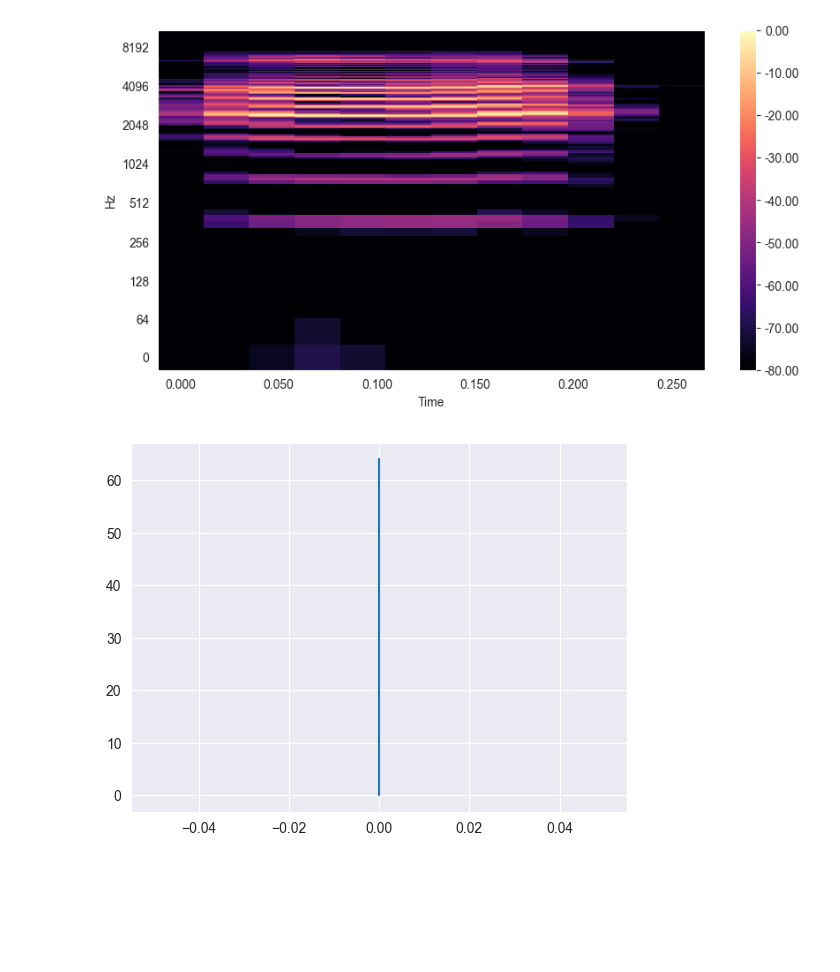
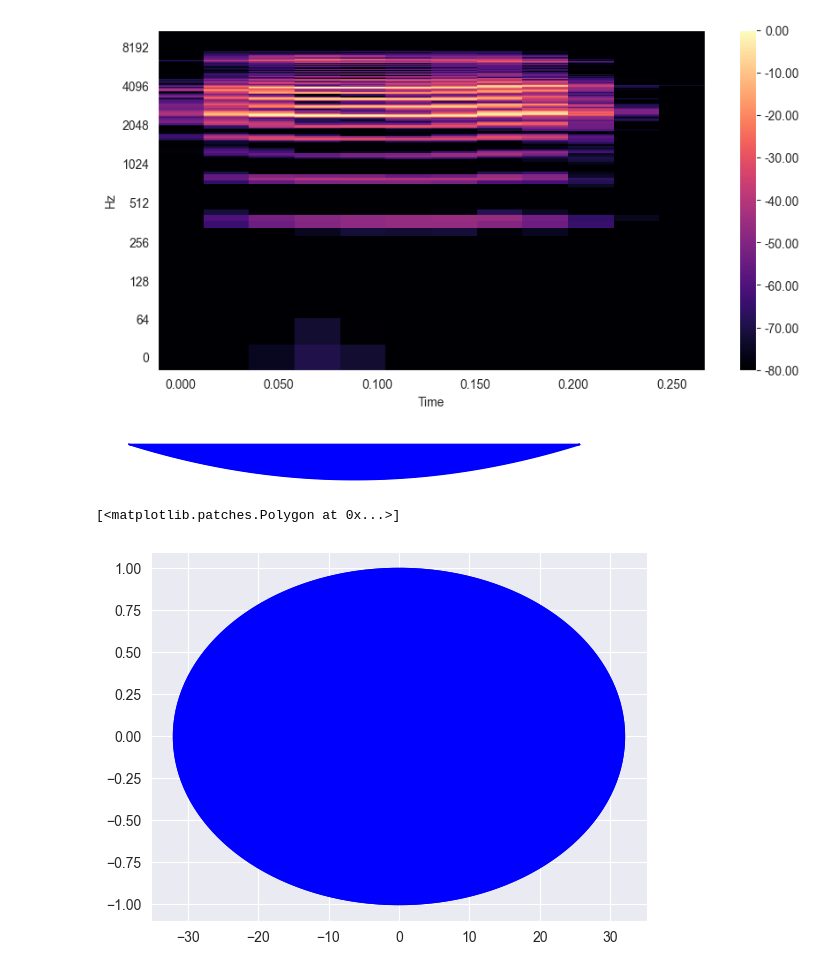
Before and after one commit to MayteePukdeetho/Audio-to-Image, a Jupyter notebook: aduio_notebook.ipynb, the cells around one changed output. Cells and saved outputs as stored; diff of their text form; code cells hidden in the pictures; blank space fills up the shorter version.

```diff
--- a/aduio_notebook.ipynb
+++ b/aduio_notebook.ipynb
@@ -66,7 +66,36 @@ fig.colorbar(img, ax=ax, format=f'%0.2f')
 <matplotlib.colorbar.Colorbar at 0x...>
 [figure]
 # %%
-default_face = plt.plot([0,0], [0,64])
-plt.show()
+# Define x range
+x = np.linspace(-32, 32, 400)
+
+y = (5/1024) * x**2
+y_straight = (np.full_like(x,5))
+
+fig, ax = plt.subplots()
+plt.plot(x, y, color='blue', linewidth=1)
+plt.plot(x, y_straight, color='blue', linewidth=1)
+
+plt.fill_between(x, y, y_straight, color = 'blue')
+# Fill under the curve
+
+# Formatting
+ax.axis('off')
+ax.set_aspect('equal')
 # %% [output]
-[figure, old version]
+[figure, new version]
+# %%
+a = 32
+b = 1
+theta = np.linspace(0, 2*np.pi, 300)
+
+x = a * np.cos(theta)
+y = b * np.sin(theta)
+
+
+figure, ax = plt.subplots()
+plt.plot(x, y, color='blue', linewidth=1)
+ax.fill(x,y, color = 'blue')
+# %% [output]
+[<matplotlib.patches.Polygon at 0x...>]
+[figure, added]
```
Also changed, not shown: 1 other file.
